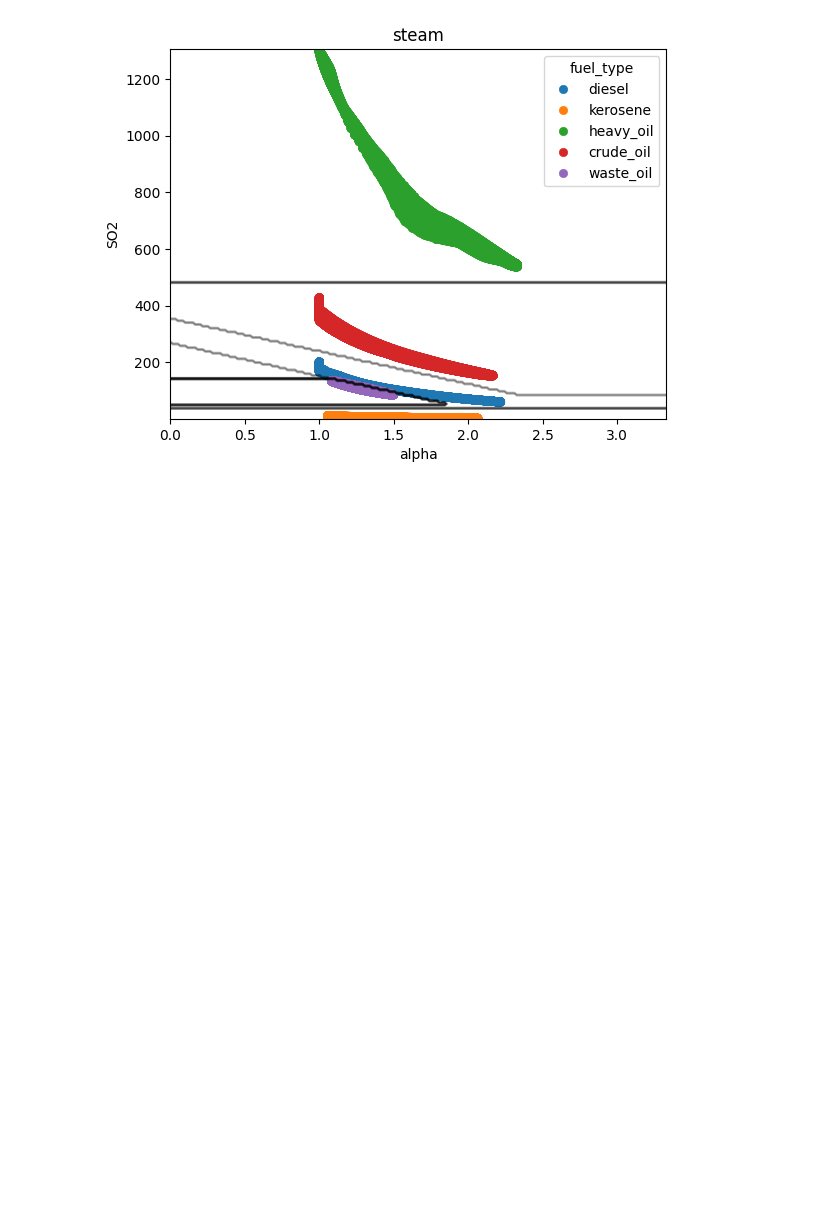
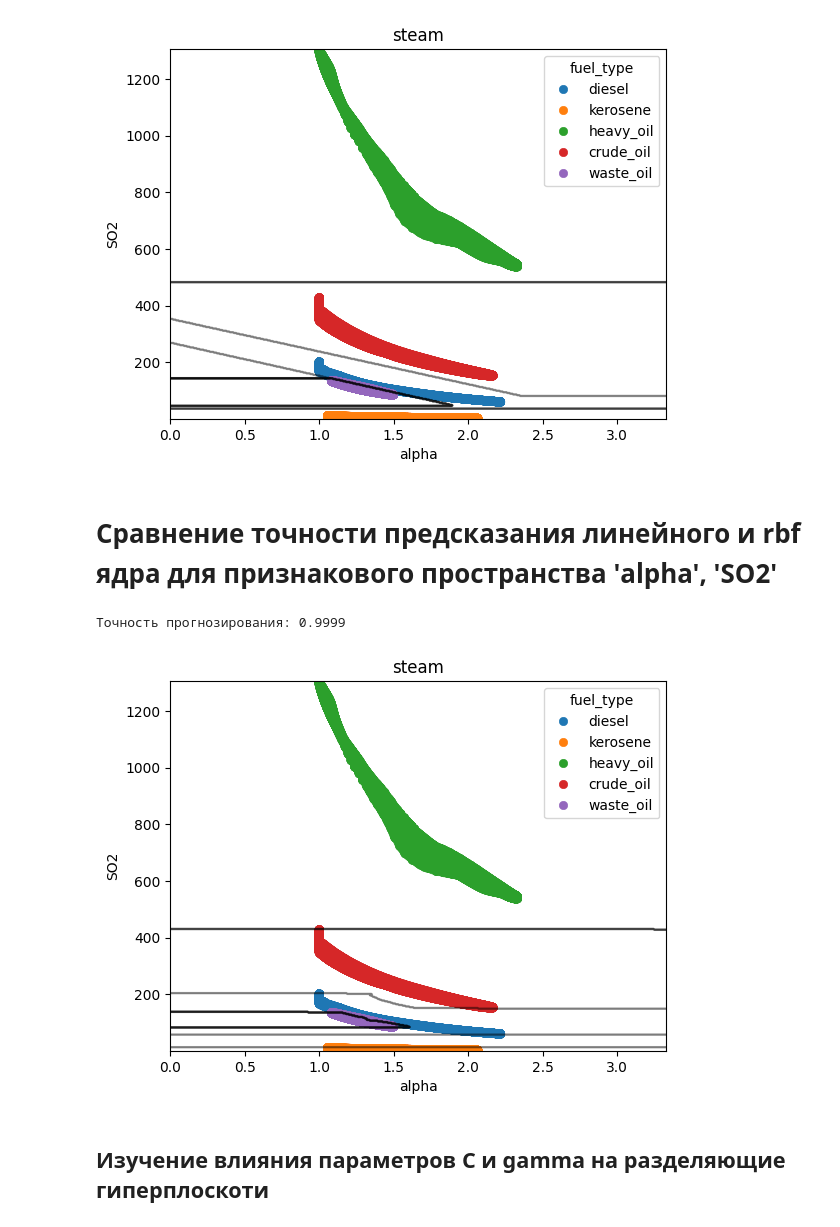
Before and after one commit to EvilSoboL/machineLearningNstu, a Jupyter notebook: notebooks/course_work_bigdata.ipynb, the cells around one changed output. Drawn from its saved outputs; the diff is of its cells as text; code cells hidden in the pictures; blank space fills up the shorter version.

```diff
--- a/notebooks/course_work_bigdata.ipynb
+++ b/notebooks/course_work_bigdata.ipynb
@@ -236,7 +252,8 @@ get_model_accuracy('steam', ['alpha', 'NOx', 'SO2'], 0.1)
 def show_decision_bounds_2d(
     additive_name: str,
     columns_to_compare: Sequence[Component],
-    train_sample_procent: float
+    train_sample_procent: float,
+    kernel: str='linear'
 ) -> None:
     sample = get_sample_data(additive_name, columns_to_compare)
     X_test, X_train, y_test, y_train = train_test_split(
@@ -245,7 +262,22 @@ def show_decision_bounds_2d(
         test_size=train_sample_procent,
         random_state=42
     )
-    svm = SVC(kernel='linear', random_state=42)
+    if kernel == 'rbf':
+        param_grid = {
+        'C': [0.1, 1, 10, 100],
+        'gamma': [0.001, 0.01, 0.1, 1, 'scale'],
+        'kernel': ['rbf']
+    }
+        # Инициализация поиска
+        grid_search = GridSearchCV(SVC(), param_grid, cv=5)
+        # Подгонка модели
+        grid_search.fit(X_train, y_train)
+        # Обновляем модель с лучшими параметрами
+        svm = grid_search.best_estimator_
+
+    else:
+        svm = SVC(kernel='linear', random_state=42)
+
     svm.fit(X_train, y_train)
 
     fig, ax = plt.subplots()
@@ -254,7 +286,7 @@ def show_decision_bounds_2d(
         svm,
         X_test,
         ax=ax,
-        grid_resolution=200,
+        grid_resolution=500,
         plot_method="contour",
         colors="black",
         alpha=0.3,
@@ -272,3 +304,15 @@ show_decision_bounds_2d('steam', ['alpha', 'NOx'], 0.1)
 show_decision_bounds_2d('steam', ['alpha', 'SO2'], 0.1)
 # %% [output]
 [figure]
+# %% [markdown]
+# Сравнение точности предсказания линейного и rbf ядра для признакового пространства 'alpha', 'SO2'
+# %%
+get_model_accuracy('steam', ['alpha', 'SO2'], 0.1, kernel='rbf')
+# %% [output]
+Точность прогнозирования: 0.9999
+# %%
+show_decision_bounds_2d('steam', ['alpha', 'SO2'], 0.1, kernel='rbf')
+# %% [output]
+[figure, added]
+# %% [markdown]
+## Изучение влияния параметров C и gamma на разделяющие гиперплоскоти
```
Also changed, not shown: parts of 21 cells of this notebook, 8 other files.
